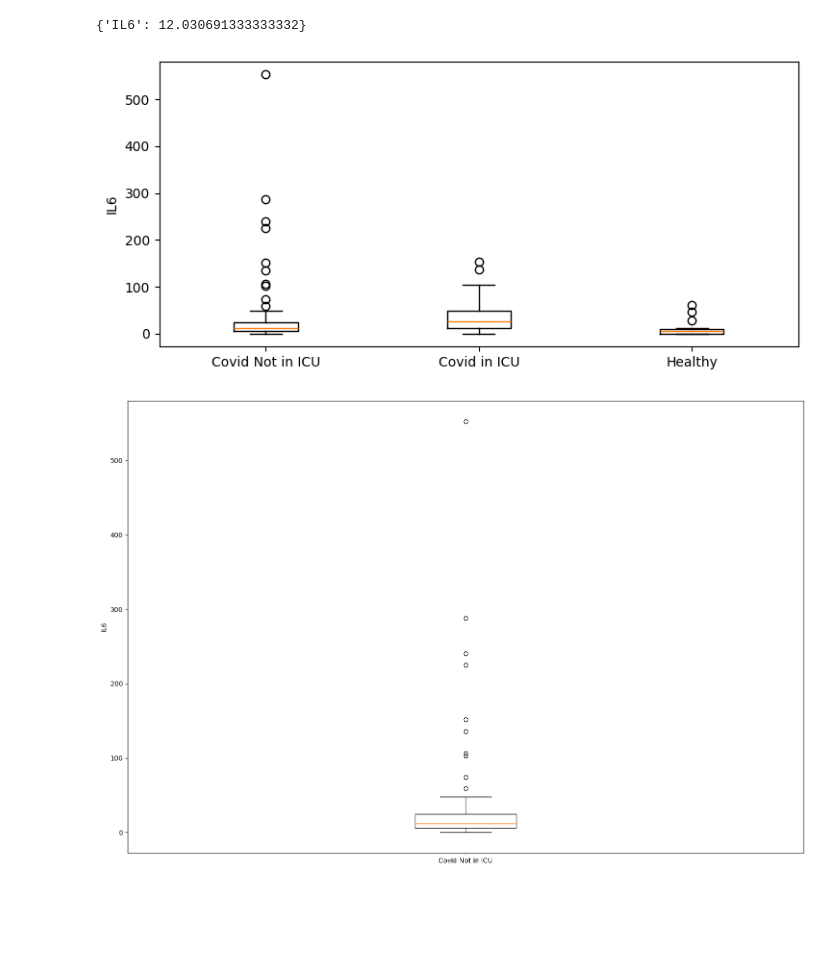
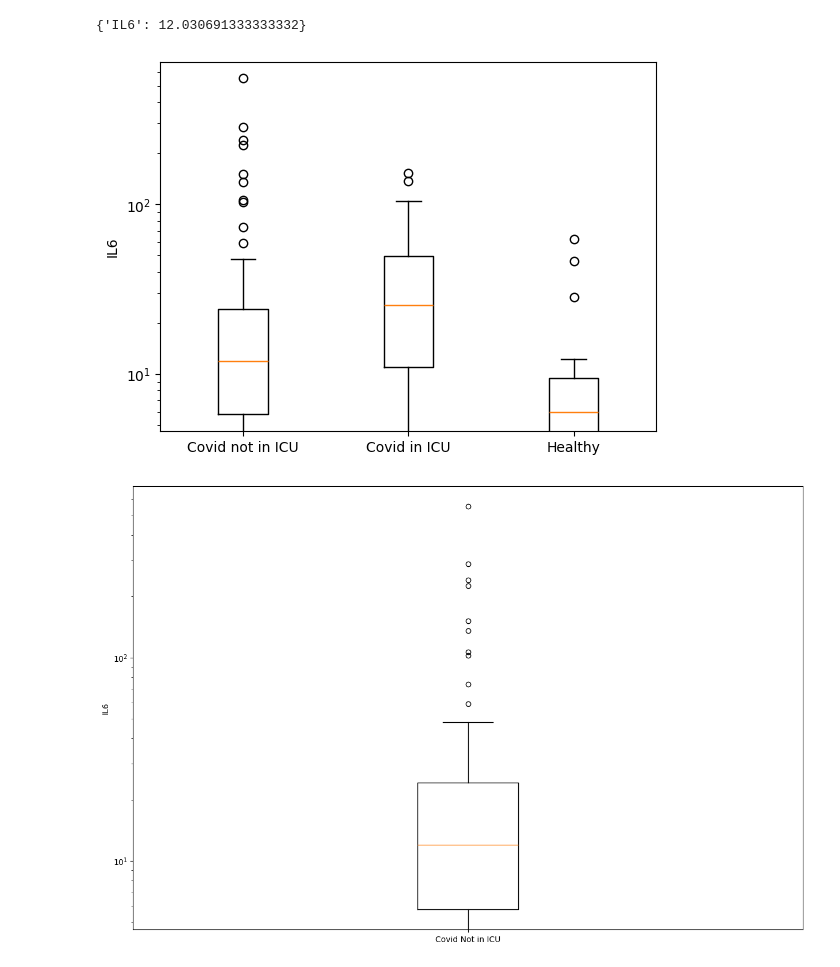
Before and after one commit to Xomics/TWOCdemonstrator, a Jupyter notebook: tools/python_read_omics/IL6.ipynb, the cells around one changed output. Saved outputs shown, nothing was run; the diff lists cells and outputs as text; code cells hidden in the pictures; blank space fills up the shorter version.

```diff
--- a/tools/python_read_omics/IL6.ipynb
+++ b/tools/python_read_omics/IL6.ipynb
@@ -169,33 +169,35 @@ import matplotlib.pyplot as plt
 # %%
 DF_list= list()
 
 DF_list.extend(df_subset_IL6_CovidNonICU.values.tolist())
 DF_list.extend(df_subset_CovidICU.values.tolist())
 DF_list.extend(df_subset_healthy.values.tolist())
 
 
 # Plot title, axes, and legend
 #plt.title("")
 #plt.xlabel("x-axis label")
 plt.ylabel("IL6")
+plt.yscale('log')
 #plt.legend()
 #DF_list
-plt.boxplot(DF_list,labels=["Covid Not in ICU","Covid in ICU","Healthy"])
+plt.boxplot(DF_list,labels=["Covid not in ICU","Covid in ICU","Healthy"])
 plt.show()
 # %% [output]
-[figure, old version]
+[figure, new version]
 # %%
 #df_subset_IL6_CovidNonICU
 
 fig = plt.figure(figsize =(15, 10))
 # Creating plot
 plt.ylabel("IL6")
+plt.yscale('log')
 plt.boxplot(df_subset_IL6_CovidNonICU.T,labels=["Covid Not in ICU"])
 
 # show plot
 plt.show()
 # %% [output]
-[figure, old version]
+[figure, new version]
 # %%
 fig2 = plt.figure(figsize =(10, 7))
 # Creating plot
```
Also changed, not shown: parts of 2 cells of this notebook.
